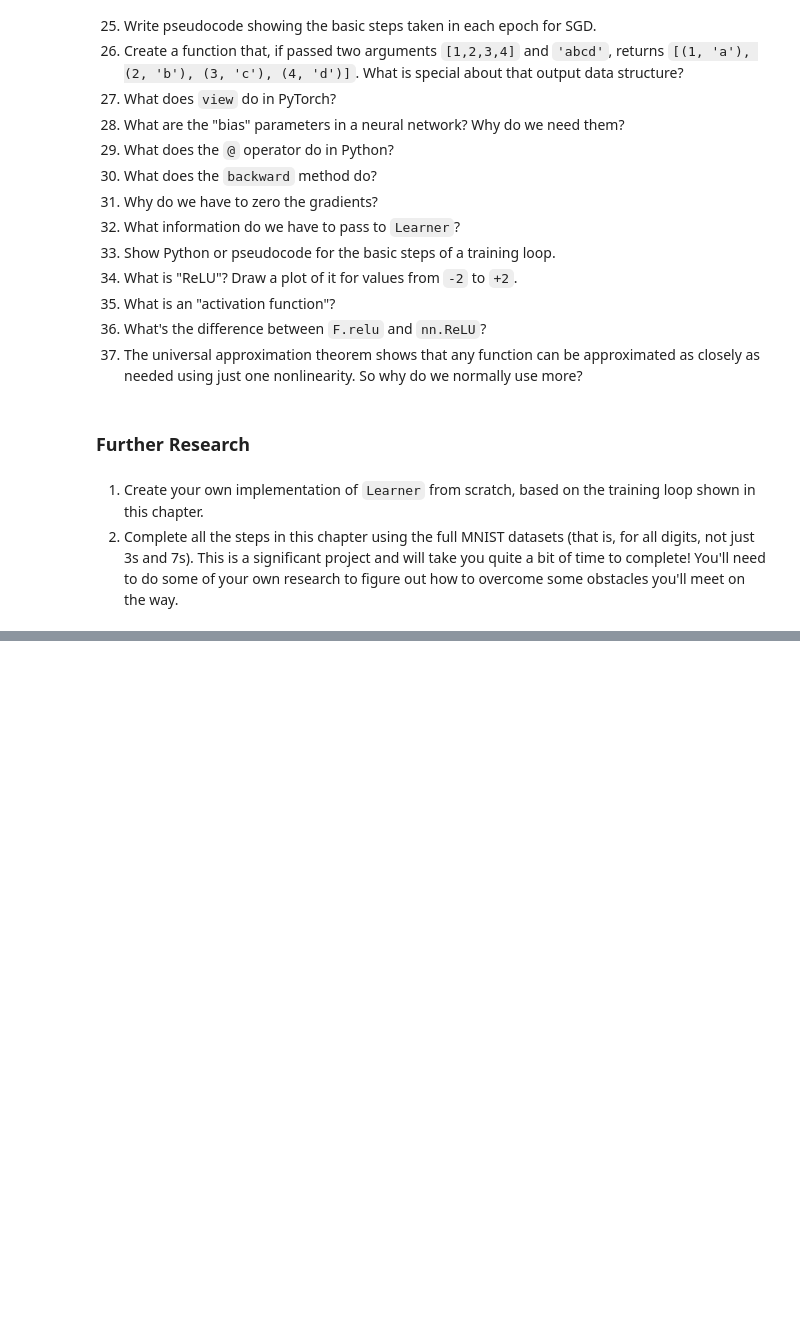
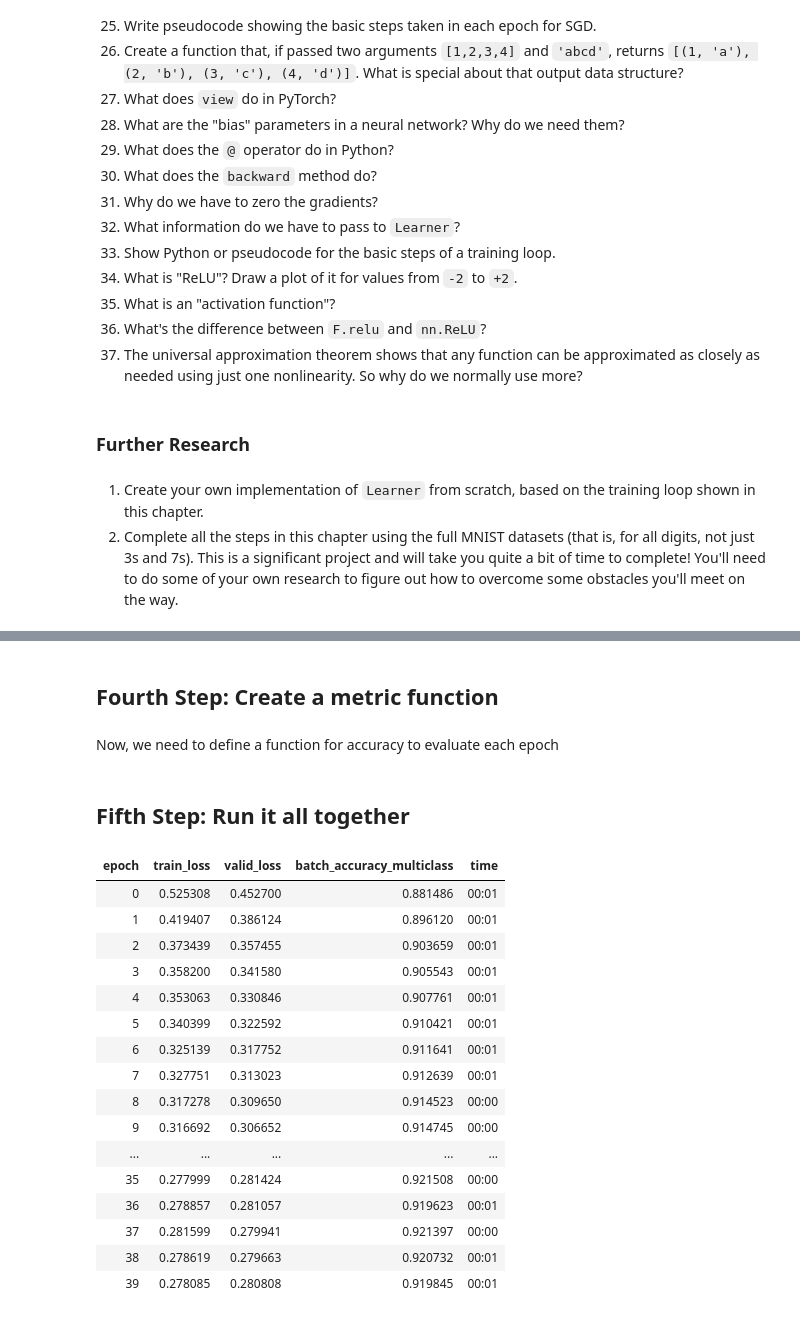
Before and after one commit to Toamatvey/fastbook, a Jupyter notebook: 04_mnist_basics.ipynb, the cells around one changed output, grey strips where cells are left out. Cells and saved outputs as stored; diff of their text form; code cells hidden in the pictures; blank space fills up the shorter version.

```diff
--- a/04_mnist_basics.ipynb
+++ b/04_mnist_basics.ipynb
@@ -1448,0 +1619,5 @@ A neural network contains a number of layers. Each layer is either *linear* or *
+# %%
+def mnist_loss_hot(predictions, targets):
+  targets = targets.argmax(dim=1)  # Apply softmax for multi-class
+  loss = nn.CrossEntropyLoss() #apply negative log likelihood loss
+  return loss(predictions, targets)
@@ -1448,0 +1626,3 @@ A neural network contains a number of layers. Each layer is either *linear* or *
+# %%
+preds = linear_model(xb)
+preds.shape, xy.shape
@@ -1448,0 +1660,33 @@ A neural network contains a number of layers. Each layer is either *linear* or *
+# %% [markdown]
+## Fourth Step: Create a metric function
+# %% [markdown]
+Now, we need to define a function for accuracy to evaluate each epoch
+# %%
+def batch_accuracy_multiclass(xb, yb):
+    preds = xb.argmax(dim=1)  # Get predicted class index
+    correct = (preds == yb.argmax(dim=1))  # Compare with true class index
+    return correct.float().mean()
+# %% [markdown]
+## Fifth Step: Run it all together
+# %%
+learner = Learner(dls, linear_model, opt_func=SGD, loss_func=mnist_loss_hot, metrics=batch_accuracy_multiclass)
+# %%
+learner.fit(40, 0.1)
+# %% [output]
+| epoch | train_loss | valid_loss | batch_accuracy_multiclass | time |
+| 0 | 0.525308 | 0.452700 | 0.881486 | 00:01 |
+| 1 | 0.419407 | 0.386124 | 0.896120 | 00:01 |
+| 2 | 0.373439 | 0.357455 | 0.903659 | 00:01 |
+| 3 | 0.358200 | 0.341580 | 0.905543 | 00:01 |
+| 4 | 0.353063 | 0.330846 | 0.907761 | 00:01 |
+| 5 | 0.340399 | 0.322592 | 0.910421 | 00:01 |
+| 6 | 0.325139 | 0.317752 | 0.911641 | 00:01 |
+| 7 | 0.327751 | 0.313023 | 0.912639 | 00:01 |
+| 8 | 0.317278 | 0.309650 | 0.914523 | 00:00 |
+| 9 | 0.316692 | 0.306652 | 0.914745 | 00:00 |
+| ... | ... | ... | ... | ... |
+| 35 | 0.277999 | 0.281424 | 0.921508 | 00:00 |
+| 36 | 0.278857 | 0.281057 | 0.919623 | 00:01 |
+| 37 | 0.281599 | 0.279941 | 0.921397 | 00:00 |
+| 38 | 0.278619 | 0.279663 | 0.920732 | 00:01 |
+| 39 | 0.278085 | 0.280808 | 0.919845 | 00:01 |
```
Also changed, not shown: parts of 80 cells of this notebook.
